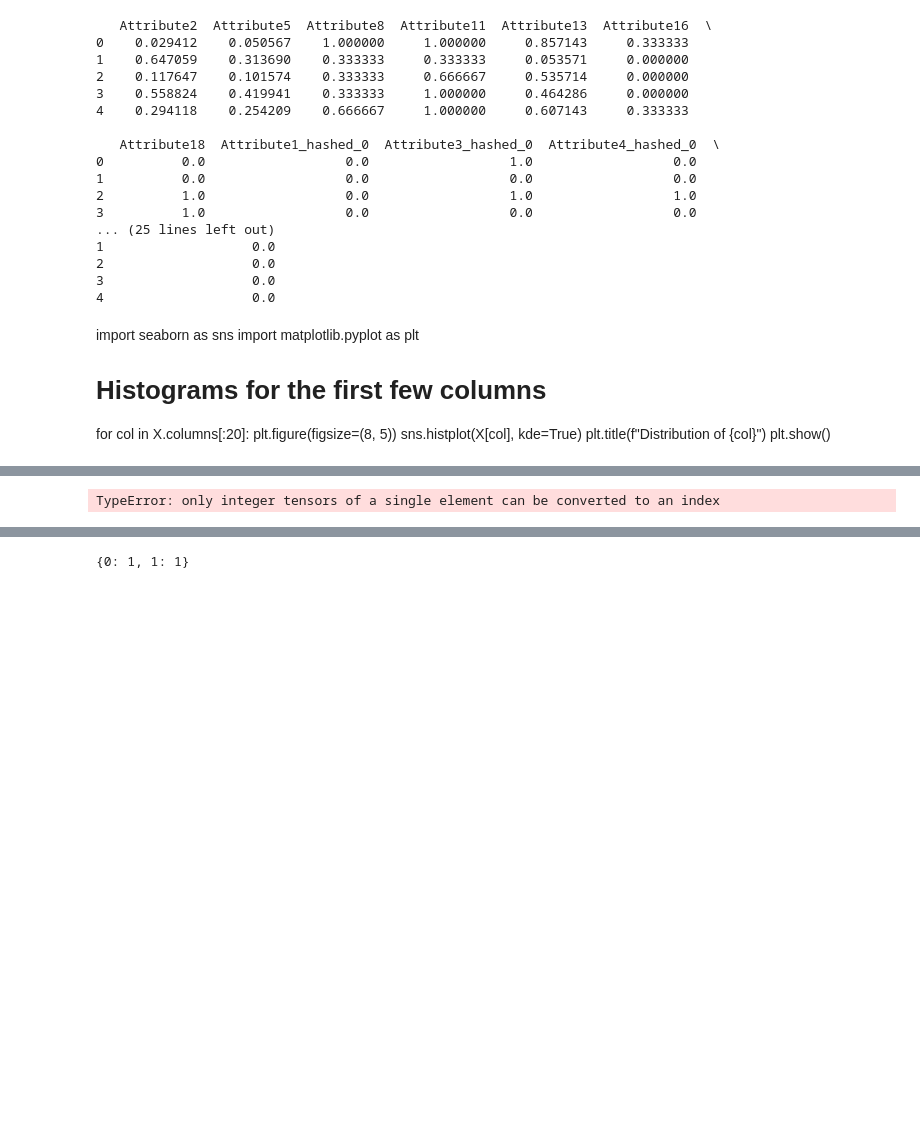
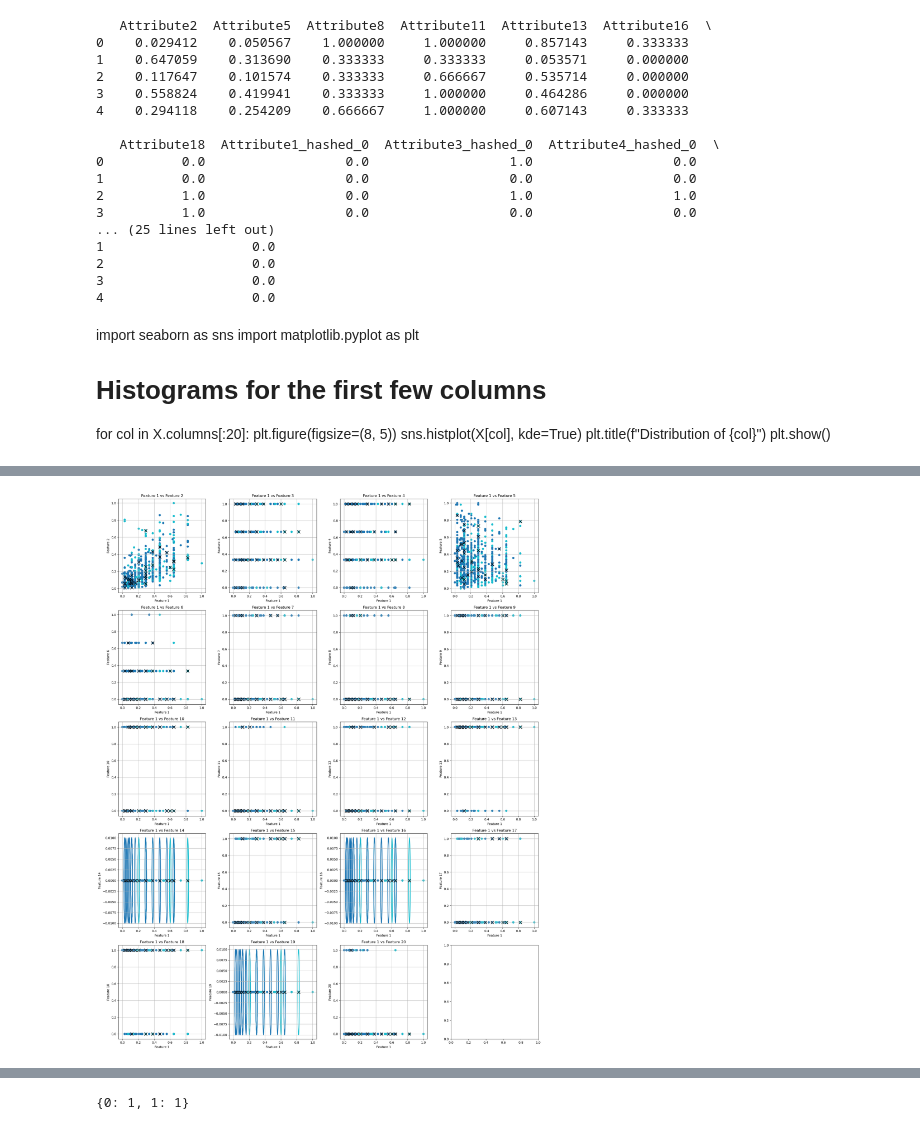
Before and after one commit to mihaozbot/eGAUSSp_Python, a Jupyter notebook: Test_4_german_credit_data_supervised.ipynb, the cells around one changed output, grey strips where cells are left out. Saved outputs shown, nothing was run; the diff lists cells and outputs as text; code cells hidden in the pictures; blank space fills up the shorter version.

```diff
--- a/Test_4_german_credit_data_supervised.ipynb
+++ b/Test_4_german_credit_data_supervised.ipynb
@@ -762,30 +722,31 @@ if False:
 # %%
 feature_dim = 20  # or whatever the correct value is
-N_max = 20  # Maximum number of clusters, provide an appropriate value
-num_sigma = 4
-kappa_join = 3 # Joining parameter, provide an appropriate value
-S_0 = 0.1 # Initial potential value, provide an appropriate value
+N_max = 1  # Maximum number of clusters, provide an appropriate value
+num_sigma = 3
+kappa_join = 2 # Joining parameter, provide an appropriate value
+S_0 = 1e-4 # Initial potential value, provide an appropriate value
 c_min = 1
 num_classes = 2
 
 # Extract labels from the y dataframe
 labels = y['class'].values
 
 # Initialize the model again
 model = eGAUSSp(feature_dim, num_classes, N_max, num_sigma, kappa_join, S_0, c_min, device)
 model.to(device)
 
 
 with torch.autograd.profiler.profile(use_cuda=torch.cuda.is_available()) as prof:
     # Training loop
     for idx, (point, label) in enumerate(zip(X.values, labels)):
         point_tensor = torch.tensor(point, dtype=torch.float32).to(device)
         label_tensor = torch.tensor(label, dtype=torch.float32).to(device)
         model(point_tensor, label_tensor)
         if (idx + 1) % 100 == 0:  # +1 because indexing starts from 0
             print(f"** Processed {idx + 1} points. **")
+            plot_pairwise_against_first_feature(X.values, labels, model=model, N_max=0)
 # %% [output]
-TypeError: only integer tensors of a single element can be converted to an index
+[figure, added]
 # %%
 with open("profiler_output.txt", "w") as f:
     f.write(str(prof))
```
Also changed, not shown: parts of 16 cells of this notebook, 3 other files.
